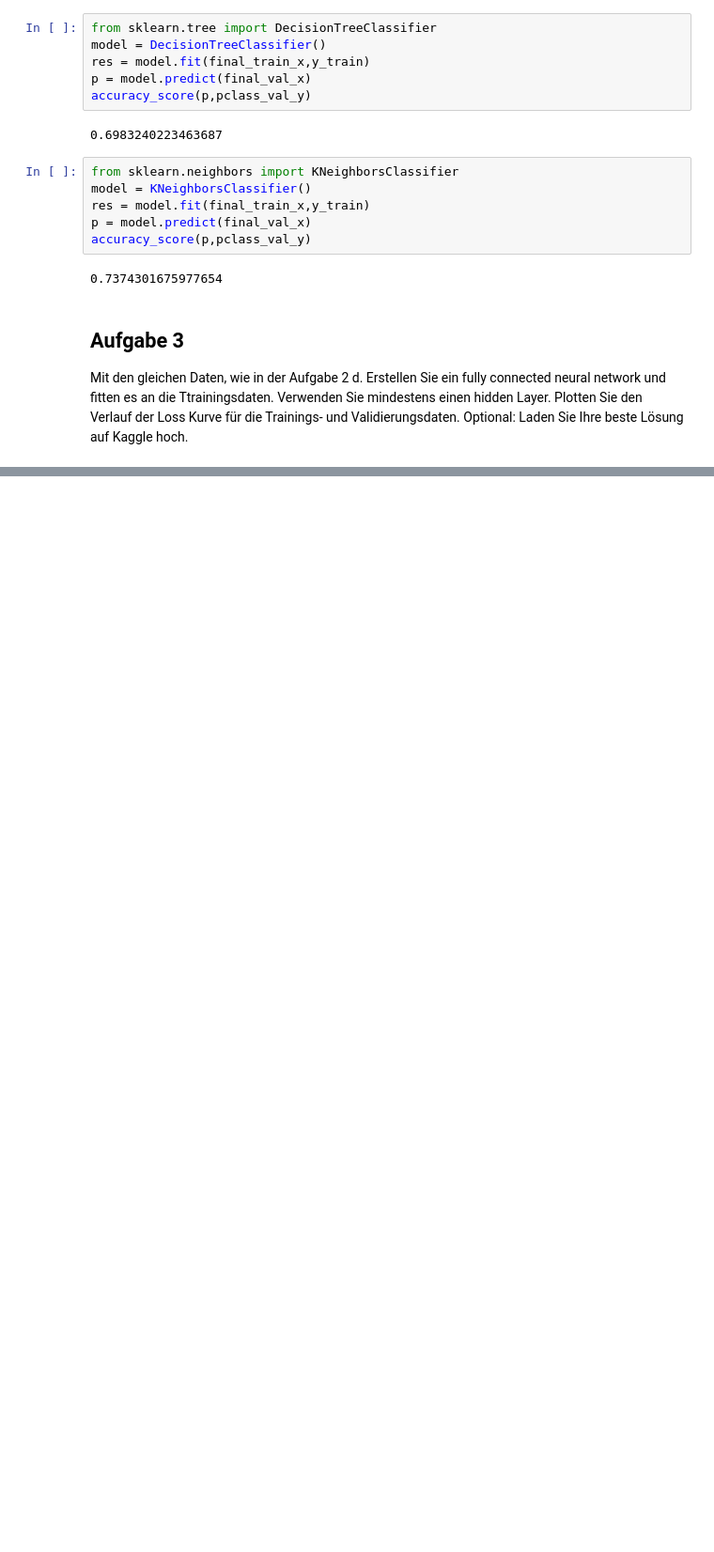
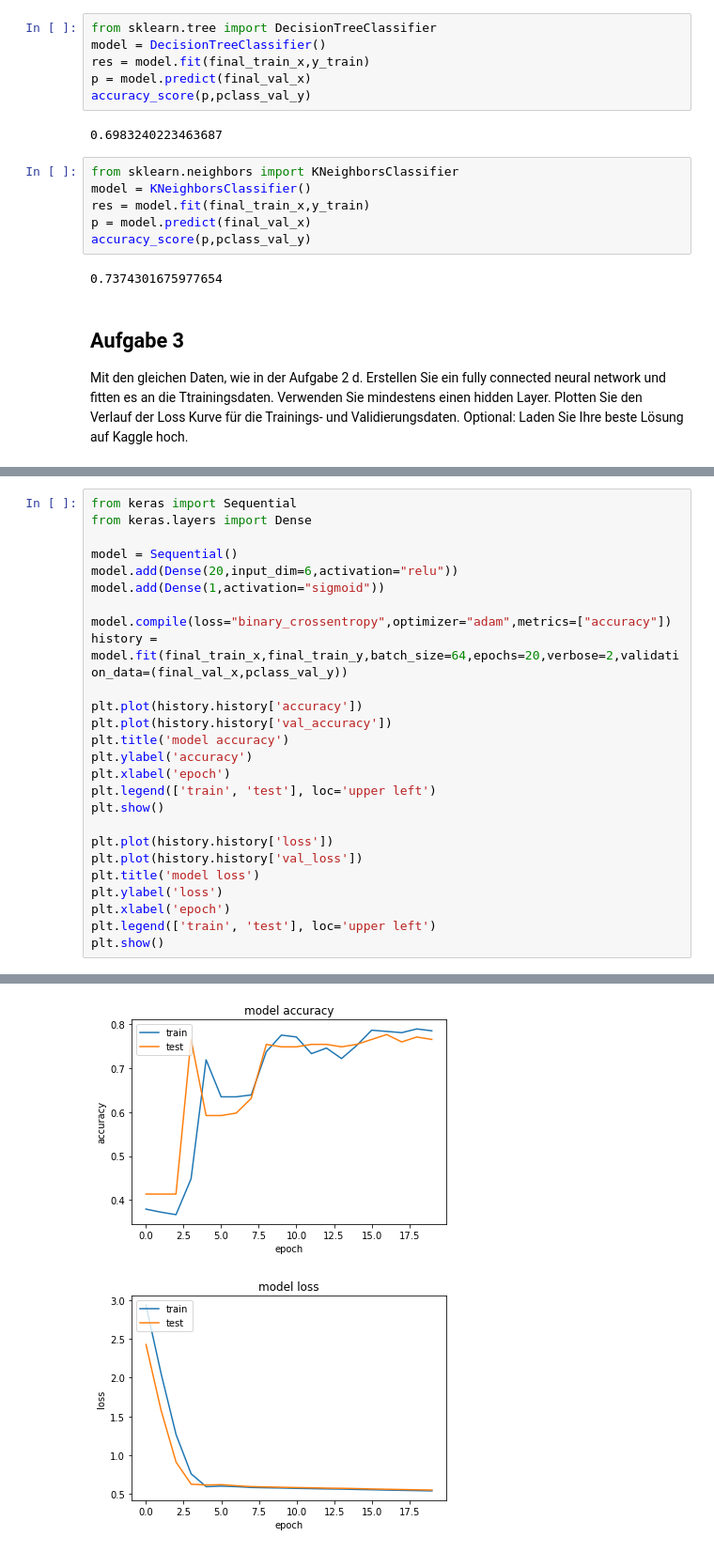
Before and after one commit to OenderTuetuenci/Artificial_Intelligence, a Jupyter notebook: src/Aufgabe4/exercise.ipynb, the cells around one changed output, grey strips where cells are left out. Shown at 94% size. Drawn from its saved outputs; the diff is of its cells as text; blank space fills up the shorter version.

Commit message:
added nn with keras

```diff
--- a/src/Aufgabe4/exercise.ipynb
+++ b/src/Aufgabe4/exercise.ipynb
@@ -146,0 +147,27 @@ plot.show()
+# %%
+from keras import Sequential
+from keras.layers import Dense
+
+model = Sequential()
+model.add(Dense(20,input_dim=6,activation="relu"))
+model.add(Dense(1,activation="sigmoid"))
+
+model.compile(loss="binary_crossentropy",optimizer="adam",metrics=["accuracy"])
+history = model.fit(final_train_x,final_train_y,batch_size=64,epochs=20,verbose=2,validation_data=(final_val_x,pclass_val_y))
+
+plt.plot(history.history['accuracy'])
+plt.plot(history.history['val_accuracy'])
+plt.title('model accuracy')
+plt.ylabel('accuracy')
+plt.xlabel('epoch')
+plt.legend(['train', 'test'], loc='upper left')
+plt.show()
+
+plt.plot(history.history['loss'])
+plt.plot(history.history['val_loss'])
+plt.title('model loss')
+plt.ylabel('loss')
+plt.xlabel('epoch')
+plt.legend(['train', 'test'], loc='upper left')
+plt.show()
+# %% [output]
@@ -146,0 +191,2 @@ plot.show()
+[figure, added]
+[figure, added]
```
Also changed, not shown: parts of 4 cells of this notebook.
